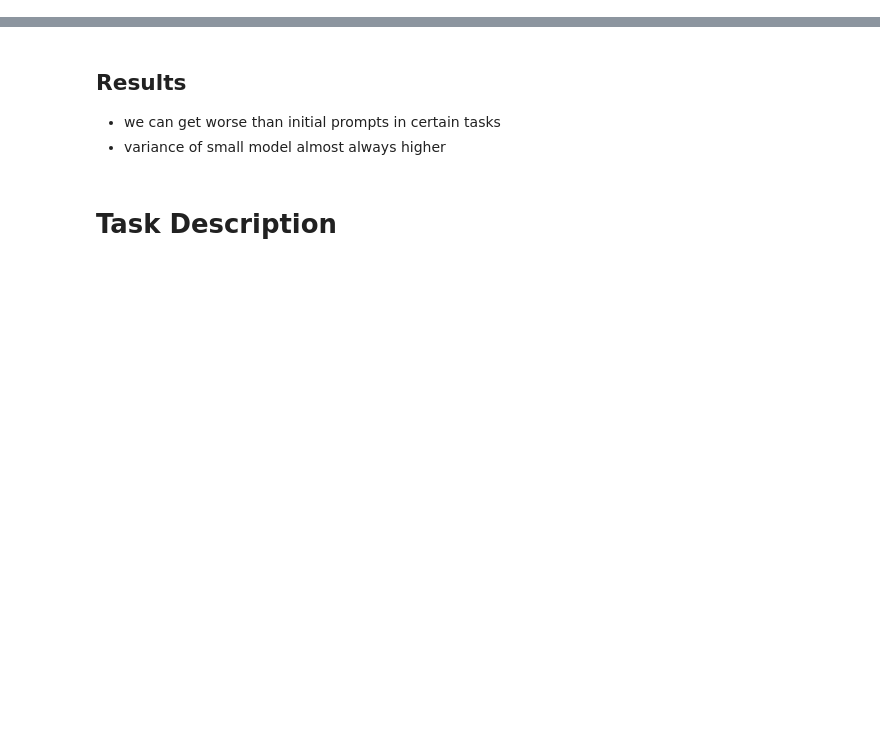
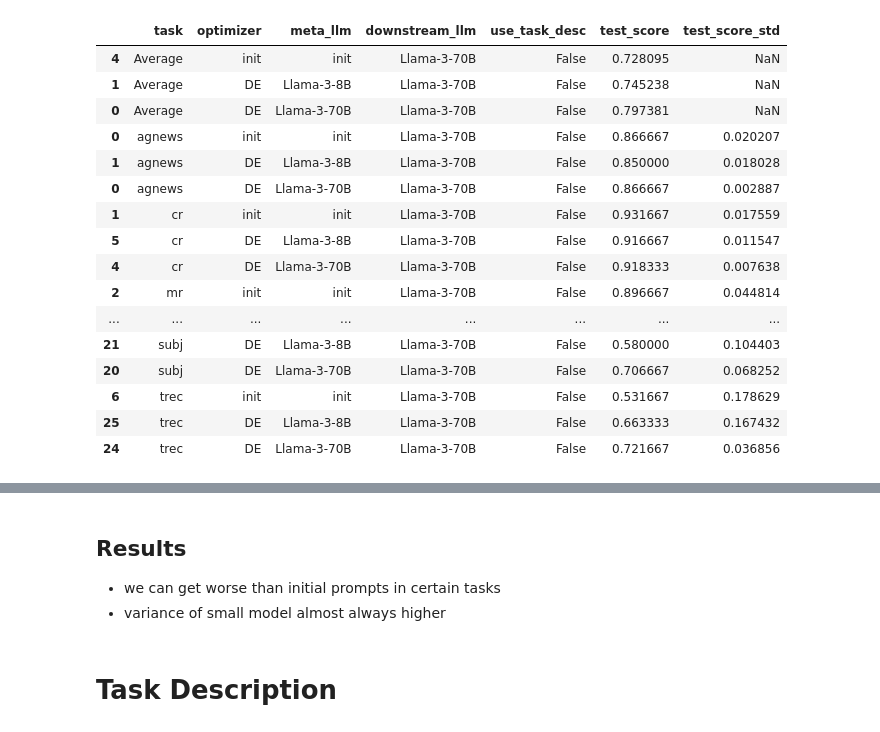
Before and after one commit to finitearth/promptolution, a Jupyter notebook: notebooks/evaluation_experiment.ipynb, the cells around one changed output, grey strips where cells are left out. Cells and saved outputs as stored; diff of their text form; code cells hidden in the pictures; blank space fills up the shorter version.

```diff
--- a/notebooks/evaluation_experiment.ipynb
+++ b/notebooks/evaluation_experiment.ipynb
@@ -175,3 +178,23 @@ plot_bar(df_plot, "meta_llm", 'Comparison of 7B vs 30B for Each Task using DE')
+# %%
+df_plot
+# %% [output]
+|  | task | optimizer | meta_llm | downstream_llm | use_task_desc | test_score | test_score_std |
+| 4 | Average | init | init | Llama-3-70B | False | 0.728095 | NaN |
+| 1 | Average | DE | Llama-3-8B | Llama-3-70B | False | 0.745238 | NaN |
+| 0 | Average | DE | Llama-3-70B | Llama-3-70B | False | 0.797381 | NaN |
+| 0 | agnews | init | init | Llama-3-70B | False | 0.866667 | 0.020207 |
+| 1 | agnews | DE | Llama-3-8B | Llama-3-70B | False | 0.850000 | 0.018028 |
+| 0 | agnews | DE | Llama-3-70B | Llama-3-70B | False | 0.866667 | 0.002887 |
+| 1 | cr | init | init | Llama-3-70B | False | 0.931667 | 0.017559 |
+| 5 | cr | DE | Llama-3-8B | Llama-3-70B | False | 0.916667 | 0.011547 |
+| 4 | cr | DE | Llama-3-70B | Llama-3-70B | False | 0.918333 | 0.007638 |
+| 2 | mr | init | init | Llama-3-70B | False | 0.896667 | 0.044814 |
+| ... | ... | ... | ... | ... | ... | ... | ... |
+| 21 | subj | DE | Llama-3-8B | Llama-3-70B | False | 0.580000 | 0.104403 |
+| 20 | subj | DE | Llama-3-70B | Llama-3-70B | False | 0.706667 | 0.068252 |
+| 6 | trec | init | init | Llama-3-70B | False | 0.531667 | 0.178629 |
+| 25 | trec | DE | Llama-3-8B | Llama-3-70B | False | 0.663333 | 0.167432 |
+| 24 | trec | DE | Llama-3-70B | Llama-3-70B | False | 0.721667 | 0.036856 |
 # %%
 df_plot = best_scores_all[best_scores_all['optimizer'].isin(['GA', "init"])].copy()
 
```
Also changed, not shown: parts of 19 cells of this notebook, 3 other files.
